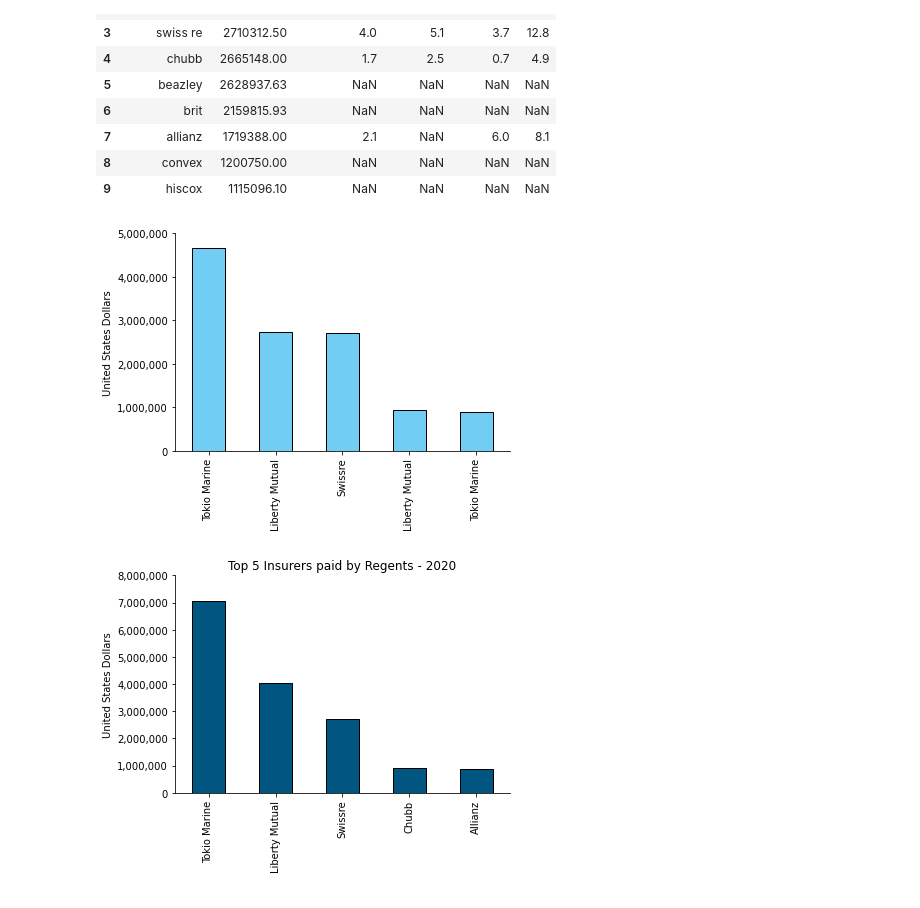
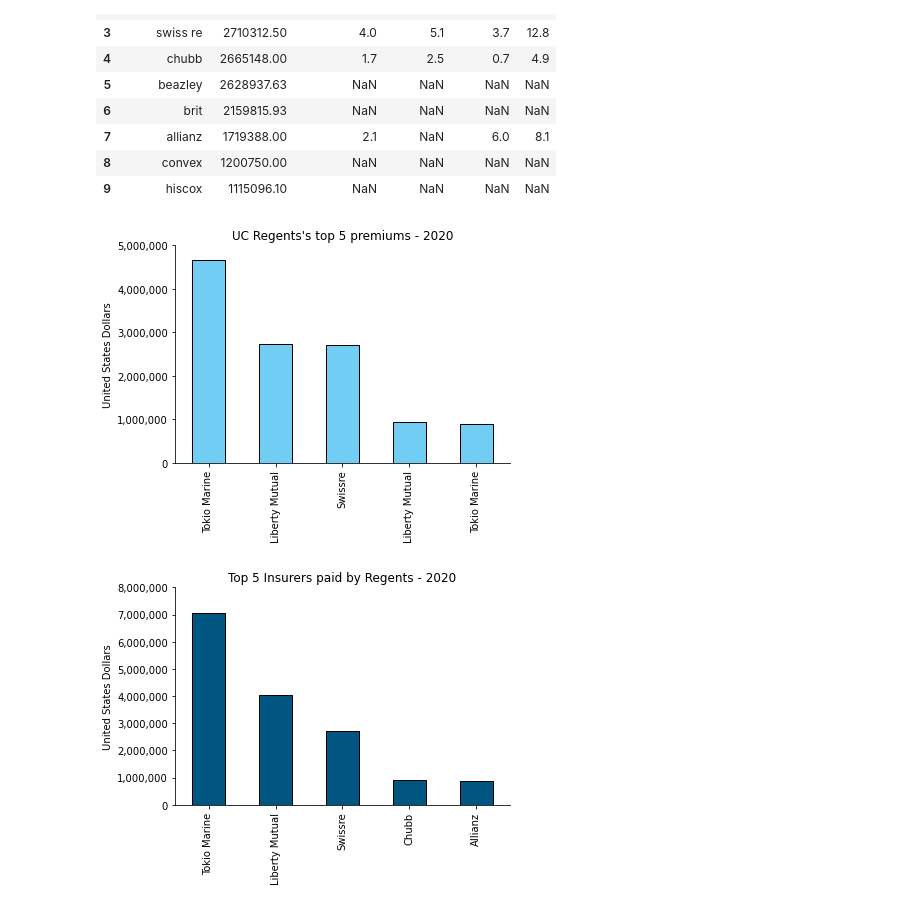
Before and after one commit to davidbrown2324/uc_insurers, a Jupyter notebook: uc_insurance_infographic.ipynb, the cells around one changed output. Drawn from its saved outputs; the diff is of its cells as text; code cells hidden in the pictures.

```diff
--- a/uc_insurance_infographic.ipynb
+++ b/uc_insurance_infographic.ipynb
@@ -355,31 +364,34 @@ tidy_fiatlux_policies = tidy_names(fiatlux_policies)
 tidy_uc_construction  = tidy_names(uc_construction)
 tidy_totals           = tidy_names(totals)
 # %%
-def bar_plot(df, head, color):
+def bar_plot(df, head, color, ax=None):
 
     # Restore Title case
     df.Carrier = df.Carrier.str.title()
 
     df = df.sort_values('Premium', ascending=False).head(head)
 
-    df.plot.bar('Carrier', 'Premium', color=color, edgecolor='k');
-    plt.legend().remove();
-    plt.xlabel(None)
-    plt.ylabel('United States Dollars');
+    df.plot.bar('Carrier', 'Premium', color=color, edgecolor='k', ax=ax, legend=None);
+
+    if ax is None:
+        ax=plt.gca()
+
+    ax.set_xlabel(None)
+    ax.set_ylabel('United States Dollars');
 
     #Give dollars with zeros and commas
-    plt.gca().get_yaxis().set_major_formatter(
+    ax.get_yaxis().set_major_formatter(
         ticker.FuncFormatter(lambda y, p: format(int(y), ',')))
 
     #Turn off the top and right hand axis lines.
-    ax = plt.gca()
     ax.spines['right'].set_visible(False)
     ax.spines['top'].set_visible(False)
 # %%
 bar_plot(tidy_regents_policies, 5, color='#72CDF4')
 plt.ylim(0, 5000000);
+plt.title("UC Regents's top 5 premiums - 2020");
 # %% [output]
-[figure, old version]
+[figure, new version]
 # %%
 #What if you group the premiums?
 df = tidy_regents_policies
```
Also changed, not shown: parts of 18 cells of this notebook.
